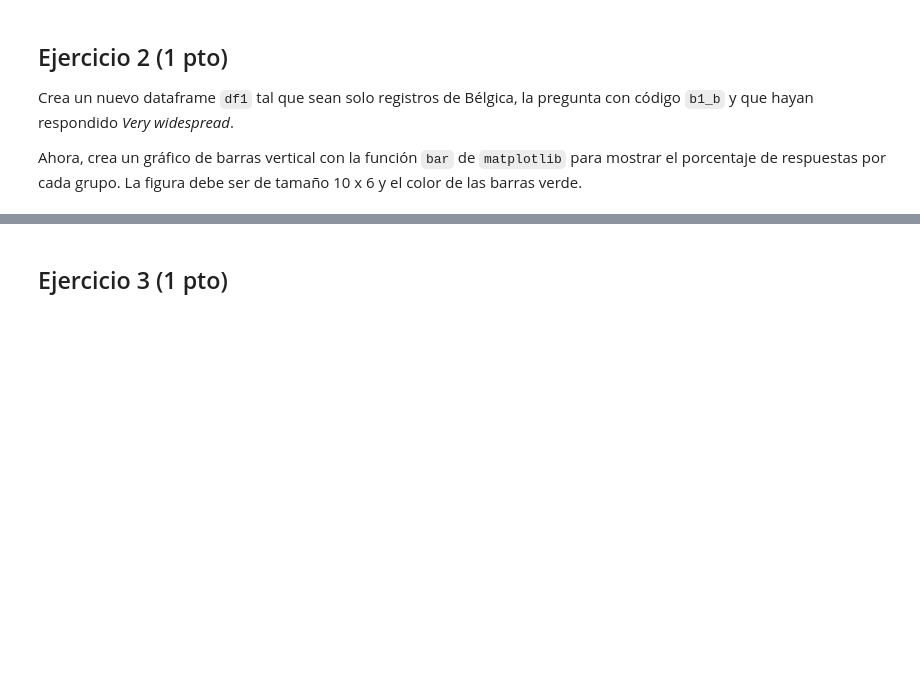
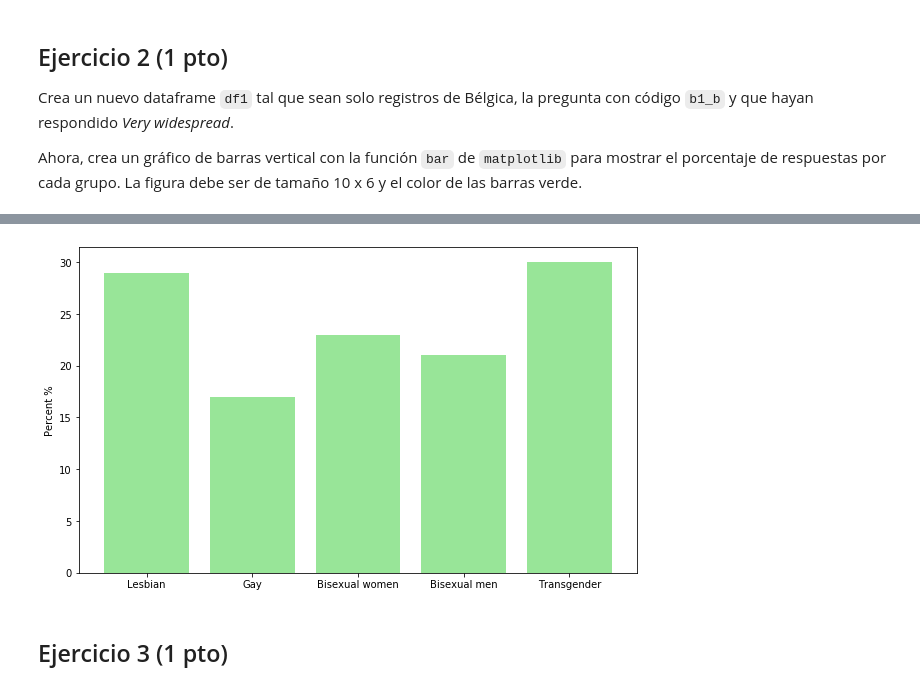
Before and after one commit to Crhlb/mat281_repositorio, a Jupyter notebook: m03_data_visualization/m03_c02_imperative_visualization/m03_c02_lab.ipynb, the cells around one changed output, grey strips where cells are left out. Drawn from its saved outputs; the diff is of its cells as text; code cells hidden in the pictures; blank space fills up the shorter version.

```diff
--- a/m03_data_visualization/m03_c02_imperative_visualization/m03_c02_lab.ipynb
+++ b/m03_data_visualization/m03_c02_imperative_visualization/m03_c02_lab.ipynb
@@ -110,3 +170,3 @@ print(f"Question b1_b:\n\n{questions['b1_b']}")
 # %%
-df1 = daily_life.query("country == #FIXME and question_code == #FIXME and answer == #FIXME")
+df1 = daily_life.query("country == 'Belgium' and question_code == 'b1_b' and answer == 'Very widespread'")
 df1
@@ -121,3 +180,14 @@ plt.show()
+# %%
+x = df1["subset"]
+y = df1["percentage"]
+
+fig = plt.figure(figsize=(10, 6))
+
+plt.bar(x,y,color='limegreen',alpha=0.5) # Al concatenar los métodos arroja un error por lo que se aplicaron por separado
+plt.ylabel('Percent %')
+plt.show()
+# %% [output]
+[figure, added]
 # %% [markdown]
 ## Ejercicio 3  (1 pto)
 # %% [markdown]
```
Also changed, not shown: parts of 18 cells of this notebook, 2 other files.
